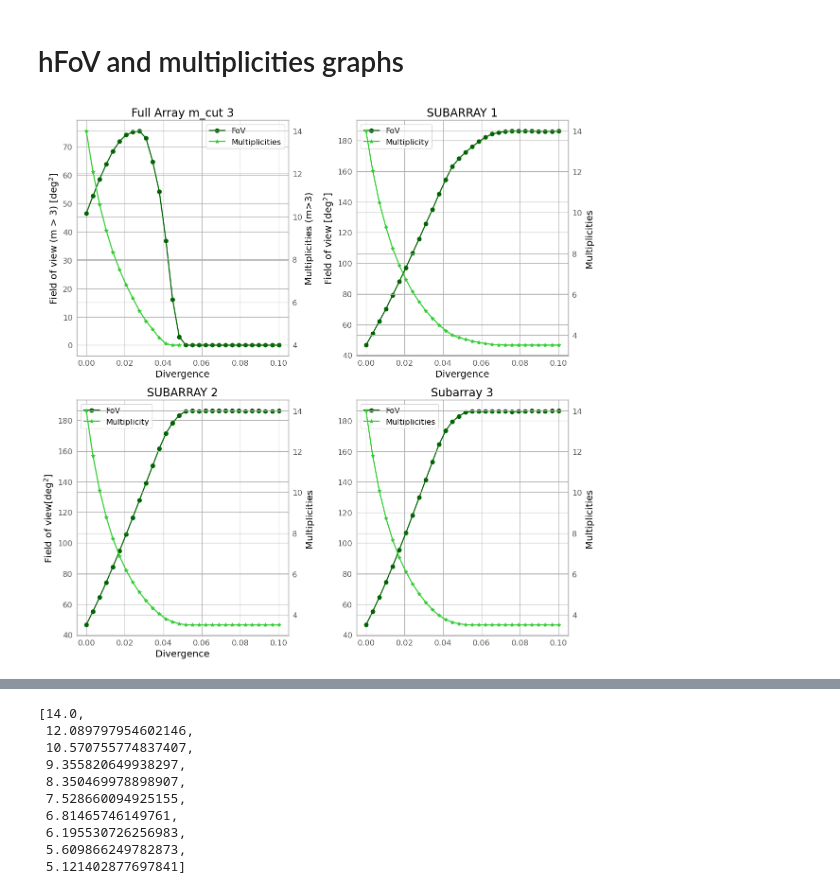
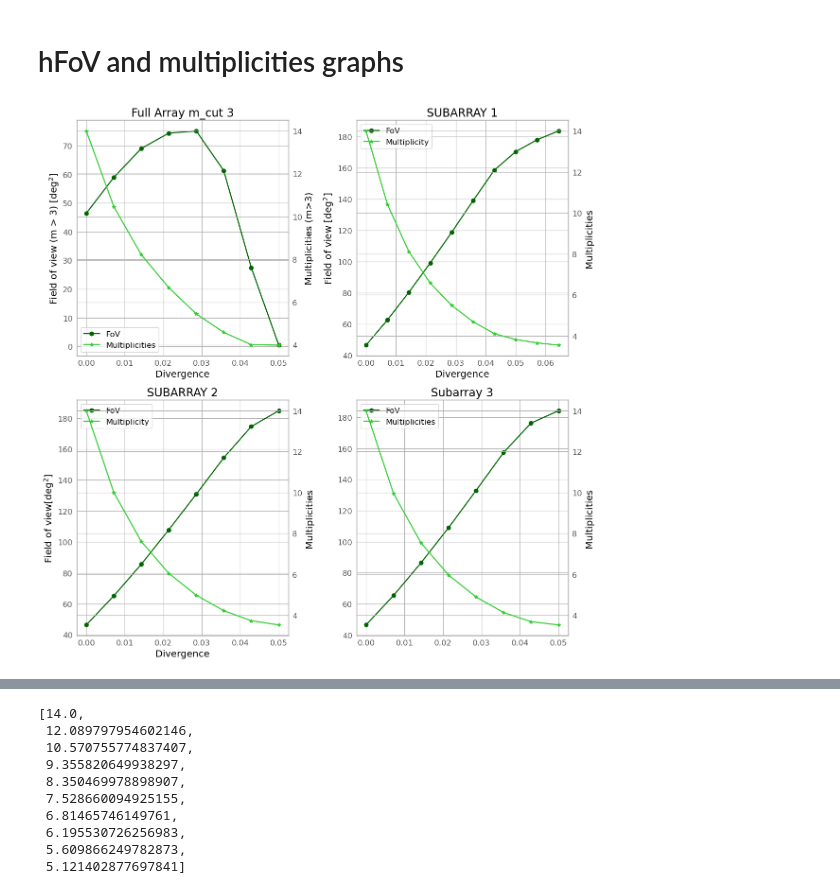
Before and after one commit to SamantaMorales/divtel, a Jupyter notebook: Confronting_different_MST_this_one_contains_the_intersection.ipynb, the cells around one changed output, grey strips where cells are left out. Saved outputs shown, nothing was run; the diff lists cells and outputs as text; code cells hidden in the pictures.

```diff
--- a/Confronting_different_MST_this_one_contains_the_intersection.ipynb
+++ b/Confronting_different_MST_this_one_contains_the_intersection.ipynb
@@ -803,0 +851,26 @@ for divergence in div:
+# %%
+# SUBARRAY 3
+
+FoV_array_complete_3=[]
+multiplicity_array_complete_3=[]
+FoV_array_3=[]#This will be the one without saturation
+multiplicity_array_3=[] #This will be the one without saturation
+for divergence in div:
+    array_3.divergent_pointing(divergence, az=0,alt=70)
+    FoV=array_3.hFoV(subarray_mult=number_of_telescopes_subarray_3)[0]
+    multiplicity=array_3.hFoV(subarray_mult=number_of_telescopes_subarray_3)[1]
+    FoV_array_complete_3.append(FoV)
+    multiplicity_array_complete_3.append(multiplicity)
+
+FoV_array_3=[]#This will be the one without saturation
+multiplicity_array_3=[] #This will be the one without saturation
+div_no_saturation_sub_3=[]
+
+for i in range(np.size(FoV_array_complete_3)-1):
+        if np.round(FoV_array_complete_3[i+1])!=np.round(FoV_array_complete_3[i]):
+            FoV_array_3.append(FoV_array_complete_3[i])
+            multiplicity_array_3.append(multiplicity_array_complete_3[i])
+print(np.size(FoV_array_3))
+div_stop_3=np.size(FoV_array_3)
+div_no_saturation_sub_3=div[:div_stop_3]
+print(FoV_array_3)
@@ -867,9 +927,9 @@ number_of_telescopes_subarray_1
 fig, axes = plt.subplots(2, 2, figsize=(12, 12))
 # Plot Full Array
 # Full Array with m_cut = 3
-l1=axes[0,0].plot(div, FoV_full_array, label='FoV', marker='o', color='darkgreen')
+l1=axes[0,0].plot(div_no_saturation_full_array, FoV_full_array, label='FoV', marker='o', color='darkgreen')
 ax2 = axes[0,0].twinx()
-l2=ax2.plot(div, multiplicity_full_array, label='Multiplicities',marker='*', color='limegreen')
+l2=ax2.plot(div_no_saturation_full_array, multiplicity_full_array, label='Multiplicities',marker='*', color='limegreen')
 axes[0,0].set_title('Full Array m_cut 3')
 axes[0,0].set_xlabel('Divergence')
 axes[0,0].set_ylabel('Field of view (m > 3) [deg$^2$]')
@@ -880,44 +940,44 @@ axes[0,0].legend(axeslegend, [l.get_label() for l in axeslegend])
 
 
 #Plot the ones for subarray 1
-l1=axes[0,1].plot(div, FoV_array, label='FoV',marker='o', color='darkgreen')
+l1=axes[0,1].plot(div_no_saturation_sub_1, FoV_array, label='FoV',marker='o', color='darkgreen')
 ax5=axes[0,1].twinx()
-l2=ax5.plot(div, multiplicity_array, label='Multiplicity', marker='*', color='limegreen')
+l2=ax5.plot(div_no_saturation_sub_1, multiplicity_array, label='Multiplicity', marker='*', color='limegreen')
 axes[0,1].set_title('SUBARRAY 1')
 axes[0,1].set_xlabel('Divergence')
 axes[0,1].set_ylabel('Field of view [deg$^2$]')
 ax5.set_ylabel('Multiplicities')
 axeslegend = l1+l2
 axes[0,1].legend(axeslegend, [l.get_label() for l in axeslegend])
 #Plot the ones for subarray 2
-l1=axes[1,0].plot(div, FoV_array_2, label='FoV',marker='o', color='darkgreen')
+l1=axes[1,0].plot(div_no_saturation_sub_2, FoV_array_2, label='FoV',marker='o', color='darkgreen')
 ax5=axes[1,0].twinx()
-l2=ax5.plot(div, multiplicity_array_2, label='Multiplicity', marker='*', color='limegreen')
+l2=ax5.plot(div_no_saturation_sub_2, multiplicity_array_2, label='Multiplicity', marker='*', color='limegreen')
 axes[1,0].set_title('SUBARRAY 2')
 axes[1,0].set_xlabel('Divergence')
 axes[1,0].set_ylabel('Field of view[deg$^2$]')
 ax5.set_ylabel('Multiplicities')
 axeslegend = l1+l2
 axes[1,0].legend(axeslegend, [l.get_label() for l in axeslegend])
 
 # Subarray 3
-l1=axes[1,1].plot(div, FoV_array_3, label='FoV',marker='o', color='darkgreen')
+l1=axes[1,1].plot(div_no_saturation_sub_3, FoV_array_3, label='FoV',marker='o', color='darkgreen')
 ax3 = axes[1,1].twinx()
-l2=ax3.plot(div,multiplicity_array_3, label='Multiplicities', marker='*', color='limegreen')
+l2=ax3.plot(div_no_saturation_sub_3,multiplicity_array_3, label='Multiplicities', marker='*', color='limegreen')
 plt.title('Subarray 3')
 plt.xlabel('Divergence')
 plt.ylabel('Field of view  [deg$^2$]')
 plt.ylabel('Multiplicities')
 axeslegend = l1+l2
 axes[1,1].legend(axeslegend, [l.get_label() for l in axeslegend])
 # Adjust layout
 plt.tight_layout()
 
 
 
 plt.show()
 # %% [output]
-[figure, old version]
+[figure, new version]
 # %%
 #mask[:100]
 multiplicity_full_array
```
Also changed, not shown: parts of 23 cells of this notebook, 1 other file.
